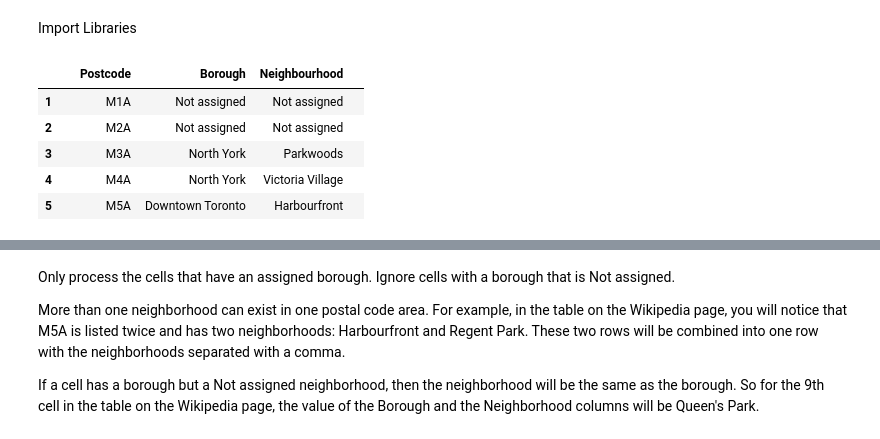
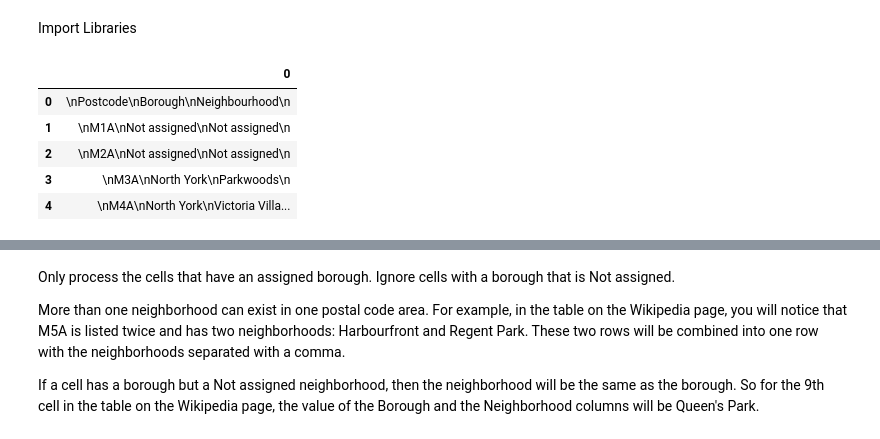
Before and after one commit to akshayca/personal-portfolio, a Jupyter notebook: Machine Learning Projects/Clustering/Segmenting and Clustering Neighborhoods in Toronto/Segmenting and Clustering Neighborhoods in Toronto .ipynb, the cells around one changed output, grey strips where cells are left out. Cells and saved outputs as stored; diff of their text form; code cells hidden in the pictures.

```diff
--- a/Machine Learning Projects/Clustering/Segmenting and Clustering Neighborhoods in Toronto/Segmenting and Clustering Neighborhoods in Toronto .ipynb
+++ b/Machine Learning Projects/Clustering/Segmenting and Clustering Neighborhoods in Toronto/Segmenting and Clustering Neighborhoods in Toronto .ipynb
@@ -17,16 +17,13 @@ soup = BeautifulSoup(page.content, 'html.parser')
 table = soup.find('tbody')
 rows = table.select('tr')
 row = [r.get_text() for r in rows]
-# %%
-df = pd.DataFrame(row)
-df1 = df[0].str.split('\n', expand=True)
-df2 = df1.rename(columns=df1.iloc[0])
-df3 = df2.drop(df2.index[0])
-df3.head()
-# %% [output]
-|  |  | Postcode | Borough | Neighbourhood |  |
-| 1 |  | M1A | Not assigned | Not assigned |  |
-| 2 |  | M2A | Not assigned | Not assigned |  |
-| 3 |  | M3A | North York | Parkwoods |  |
-| 4 |  | M4A | North York | Victoria Village |  |
-| 5 |  | M5A | Downtown Toronto | Harbourfront |  |
+# %%
+df = pd.DataFrame(row)
+df.head()
+# %% [output]
+|  | 0 |
+| 0 | \nPostcode\nBorough\nNeighbourhood\n |
+| 1 | \nM1A\nNot assigned\nNot assigned\n |
+| 2 | \nM2A\nNot assigned\nNot assigned\n |
+| 3 | \nM3A\nNorth York\nParkwoods\n |
+| 4 | \nM4A\nNorth York\nVictoria Villa... |
```
Also changed, not shown: parts of 5 cells of this notebook, 3 other files.
